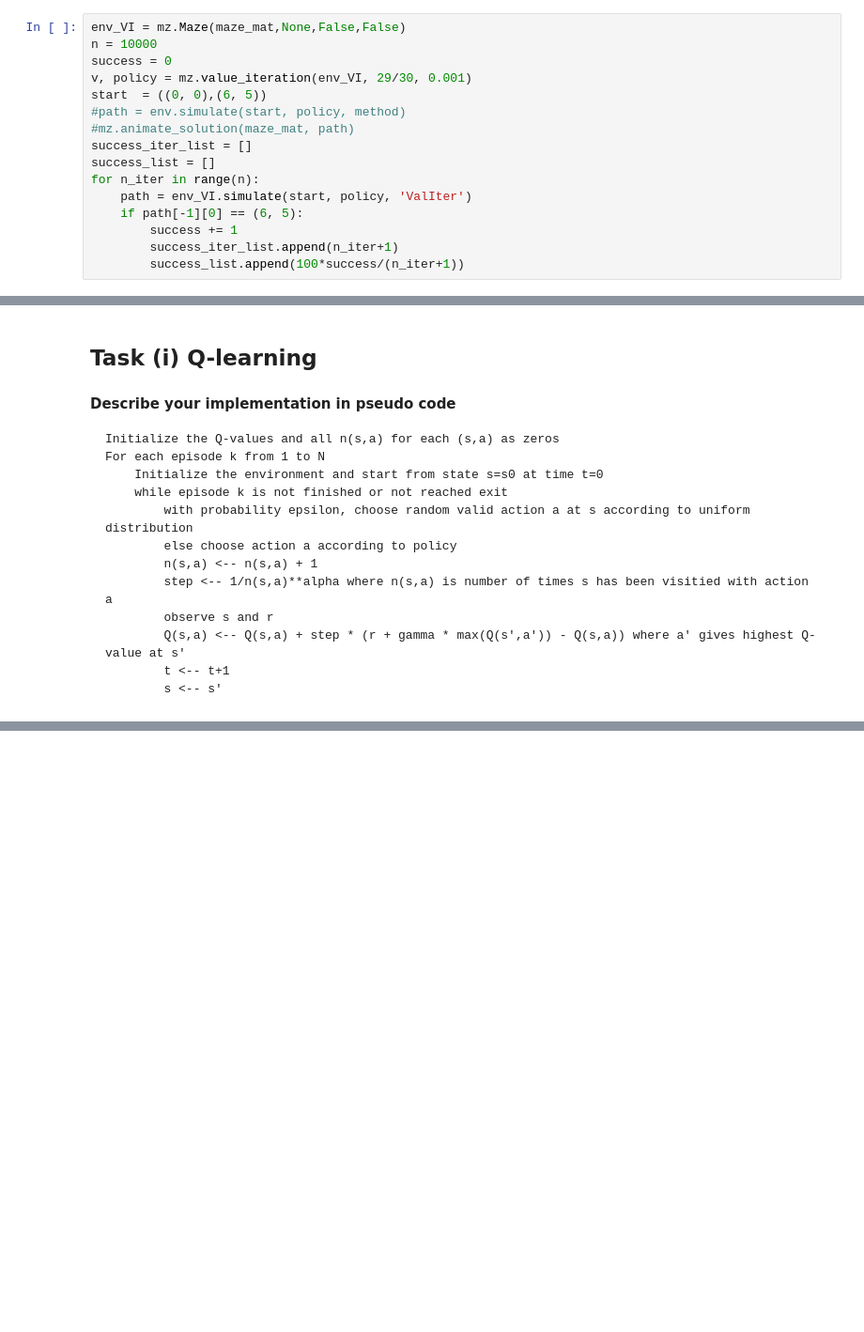
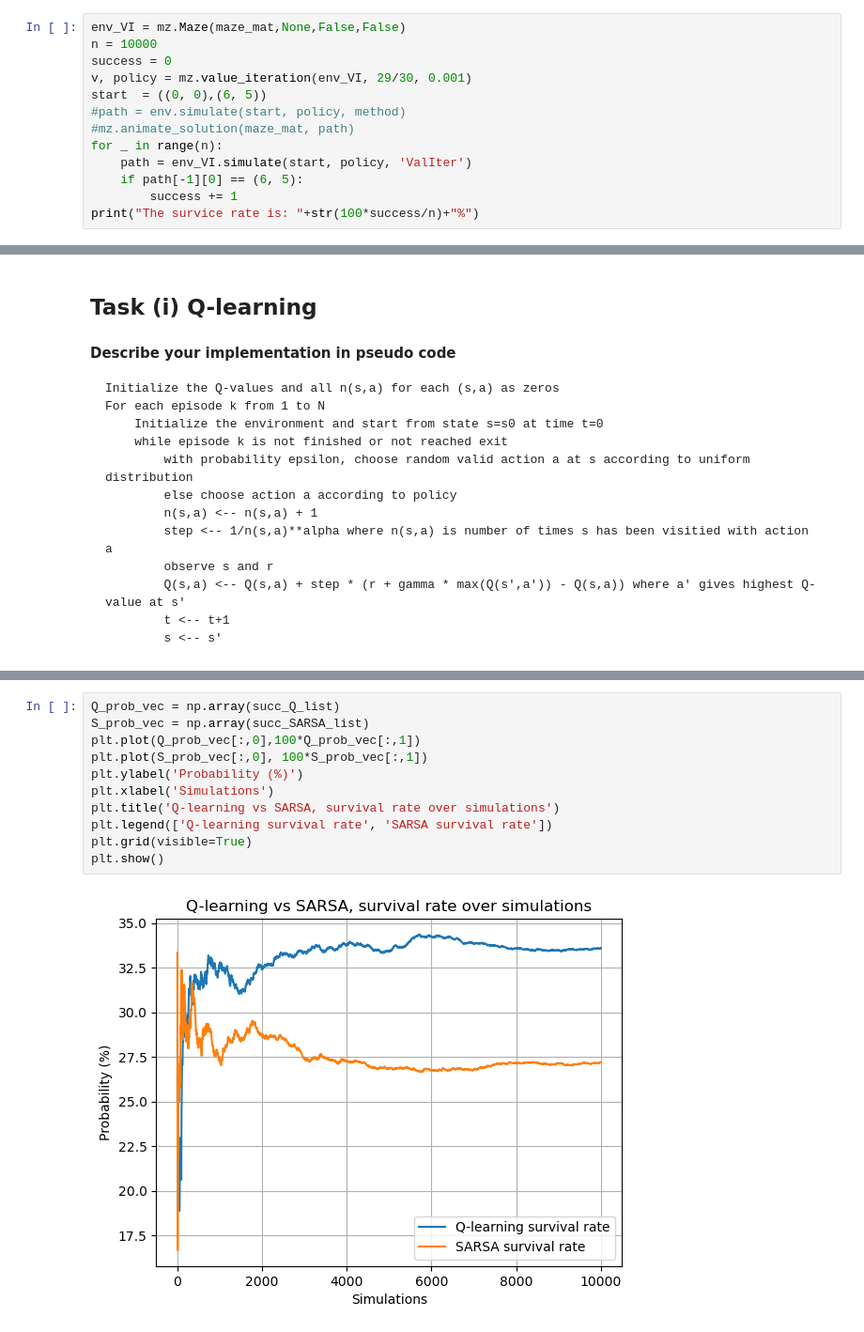
Before and after one commit to tawsiislam/RL_labs, a Jupyter notebook: lab1/lab1.ipynb, the cells around one changed output, grey strips where cells are left out. Shown at 94% size. Saved outputs shown, nothing was run; the diff lists cells and outputs as text; blank space fills up the shorter version.

```diff
--- a/lab1/lab1.ipynb
+++ b/lab1/lab1.ipynb
@@ -162,11 +155,8 @@ v, policy = mz.value_iteration(env_VI, 29/30, 0.001)
 start  = ((0, 0),(6, 5))
 #path = env.simulate(start, policy, method)
 #mz.animate_solution(maze_mat, path)
-success_iter_list = []
-success_list = []
-for n_iter in range(n):
+for _ in range(n):
     path = env_VI.simulate(start, policy, 'ValIter')
     if path[-1][0] == (6, 5):
         success += 1
-        success_iter_list.append(n_iter+1)
-        success_list.append(100*success/(n_iter+1))
+print("The survice rate is: "+str(100*success/n)+"%")
@@ -348,0 +514,13 @@ value_mat[1][-1]
+# %%
+Q_prob_vec = np.array(succ_Q_list)
+S_prob_vec = np.array(succ_SARSA_list)
+plt.plot(Q_prob_vec[:,0],100*Q_prob_vec[:,1])
+plt.plot(S_prob_vec[:,0], 100*S_prob_vec[:,1])
+plt.ylabel('Probability (%)')
+plt.xlabel('Simulations')
+plt.title('Q-learning vs SARSA, survival rate over simulations')
+plt.legend(['Q-learning survival rate', 'SARSA survival rate'])
+plt.grid(visible=True)
+plt.show()
+# %% [output]
+[figure, added]
```
Also changed, not shown: parts of 19 cells of this notebook, 8 other files.
